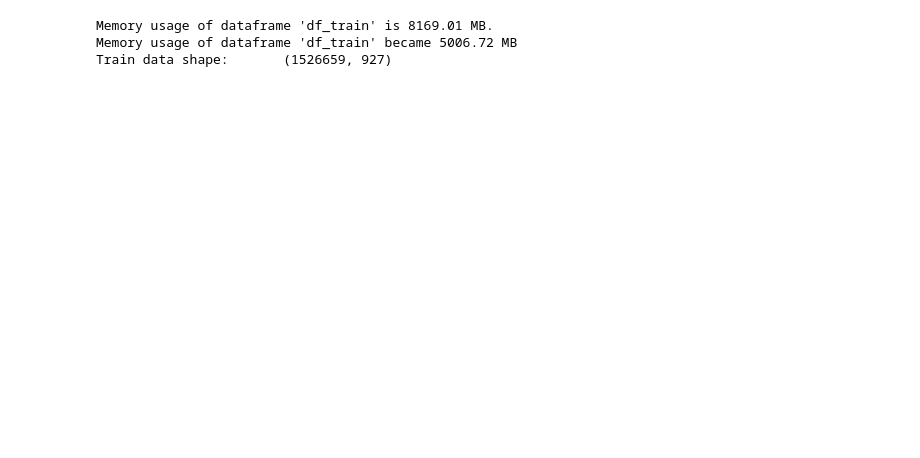
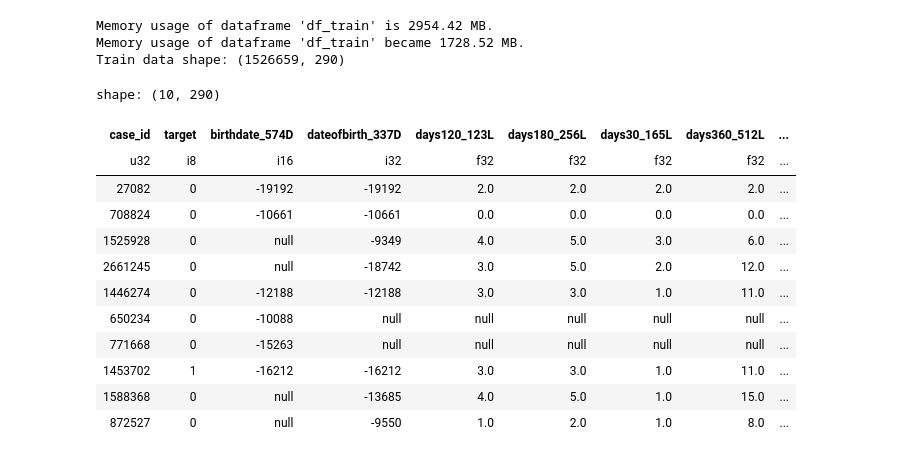
Before and after one commit to Dulina-Perera/Kaggle, a Jupyter notebook: Competitions/Home-Credit__Credit-Risk-Model-Stability/solution.ipynb, the cells around one changed output. Drawn from its saved outputs; the diff is of its cells as text; code cells hidden in the pictures; blank space fills up the shorter version.

```diff
--- a/Competitions/Home-Credit__Credit-Risk-Model-Stability/solution.ipynb
+++ b/Competitions/Home-Credit__Credit-Risk-Model-Stability/solution.ipynb
@@ -286,38 +263,51 @@ def to_pandas(df: pl.DataFrame, cat_cols:list[str]=None) -> (pd.DataFrame, list[
 # %%
 data_store: dict = {
-    'df_base': read_file(TRAIN_DIR / 'train_base.parquet'),
+    'df_base': SchemaGen.scan_files(TRAIN_DIR / 'train_base.parquet'),
     'depth_0': [
-        read_file(TRAIN_DIR / 'train_static_cb_0.parquet'),
-        read_files(TRAIN_DIR / 'train_static_0_*.parquet'),
+        SchemaGen.scan_files(TRAIN_DIR / 'train_static_cb_0.parquet'),
+        SchemaGen.scan_files(TRAIN_DIR / 'train_static_0_*.parquet'),
     ],
     'depth_1': [
-        read_files(TRAIN_DIR / 'train_applprev_1_*.parquet', 1),
-        read_file(TRAIN_DIR / 'train_tax_registry_a_1.parquet', 1),
-        read_file(TRAIN_DIR / 'train_tax_registry_b_1.parquet', 1),
-        read_file(TRAIN_DIR / 'train_tax_registry_c_1.parquet', 1),
-#         read_files(TRAIN_DIR / 'train_credit_bureau_a_1_*.parquet', 1),
-        read_file(TRAIN_DIR / 'train_credit_bureau_b_1.parquet', 1),
-        read_file(TRAIN_DIR / 'train_other_1.parquet', 1),
-        read_file(TRAIN_DIR / 'train_person_1.parquet', 1),
-        read_file(TRAIN_DIR / 'train_deposit_1.parquet', 1),
-        read_file(TRAIN_DIR / 'train_debitcard_1.parquet', 1),
+        SchemaGen.scan_files(TRAIN_DIR / 'train_applprev_1_*.parquet', 1),
+        SchemaGen.scan_files(TRAIN_DIR / 'train_tax_registry_a_1.parquet', 1),
+        SchemaGen.scan_files(TRAIN_DIR / 'train_tax_registry_b_1.parquet', 1),
+        SchemaGen.scan_files(TRAIN_DIR / 'train_tax_registry_c_1.parquet', 1),
+        SchemaGen.scan_files(TRAIN_DIR / 'train_credit_bureau_a_1_*.parquet', 1),
+        SchemaGen.scan_files(TRAIN_DIR / 'train_credit_bureau_b_1.parquet', 1),
+        SchemaGen.scan_files(TRAIN_DIR / 'train_other_1.parquet', 1),
+        SchemaGen.scan_files(TRAIN_DIR / 'train_person_1.parquet', 1),
+        SchemaGen.scan_files(TRAIN_DIR / 'train_deposit_1.parquet', 1),
+        SchemaGen.scan_files(TRAIN_DIR / 'train_debitcard_1.parquet', 1),
     ],
     'depth_2': [
-#         read_files(TRAIN_DIR / 'train_credit_bureau_a_2_*.parquet', 2),
-        read_file(TRAIN_DIR / 'train_credit_bureau_b_2.parquet', 2),
+#         SchemaGen.scan_files(TRAIN_DIR / 'train_credit_bureau_a_2_*.parquet', 2),
+        SchemaGen.scan_files(TRAIN_DIR / 'train_credit_bureau_b_2.parquet', 2),
     ]
 }
 
-df_train: pl.DataFrame = join_dataframes(**data_store)
-df_train = reduce_memory_usage(df_train, 'df_train')
+df_train: pl.LazyFrame = SchemaGen.join_dataframes(**data_store).pipe(filter_cols).pipe(handle_dates).pipe(Utility.reduce_memory_usage, 'df_train')
 
 del data_store
 gc.collect()
 
-print(f'Train data shape:\t{df_train.shape}')
+print(f'Train data shape: {df_train.shape}')
+display(df_train.head(10))
 # %% [output]
-Memory usage of dataframe 'df_train' is 8169.01 MB.
-Memory usage of dataframe 'df_train' became 5006.72 MB
-Train data shape:       (1526659, 927)
+Memory usage of dataframe 'df_train' is 2954.42 MB.
+Memory usage of dataframe 'df_train' became 1728.52 MB.
+Train data shape: (1526659, 290)
+shape: (10, 290)
+| case_id | target | birthdate_574D | dateofbirth_337D | days120_123L | days180_256L | days30_165L | days360_512L | ... |
+| u32 | i8 | i16 | i32 | f32 | f32 | f32 | f32 | ... |
+| 27082 | 0 | -19192 | -19192 | 2.0 | 2.0 | 2.0 | 2.0 | ... |
+| 708824 | 0 | -10661 | -10661 | 0.0 | 0.0 | 0.0 | 0.0 | ... |
+| 1525928 | 0 | null | -9349 | 4.0 | 5.0 | 3.0 | 6.0 | ... |
+| 2661245 | 0 | null | -18742 | 3.0 | 5.0 | 2.0 | 12.0 | ... |
+| 1446274 | 0 | -12188 | -12188 | 3.0 | 3.0 | 1.0 | 11.0 | ... |
+| 650234 | 0 | -10088 | null | null | null | null | null | ... |
+| 771668 | 0 | -15263 | null | null | null | null | null | ... |
+| 1453702 | 1 | -16212 | -16212 | 3.0 | 3.0 | 1.0 | 11.0 | ... |
+| 1588368 | 0 | null | -13685 | 4.0 | 5.0 | 1.0 | 15.0 | ... |
+| 872527 | 0 | null | -9550 | 1.0 | 2.0 | 1.0 | 8.0 | ... |
 # %%
 data_store: dict = {
```
Also changed, not shown: parts of 10 cells of this notebook.
